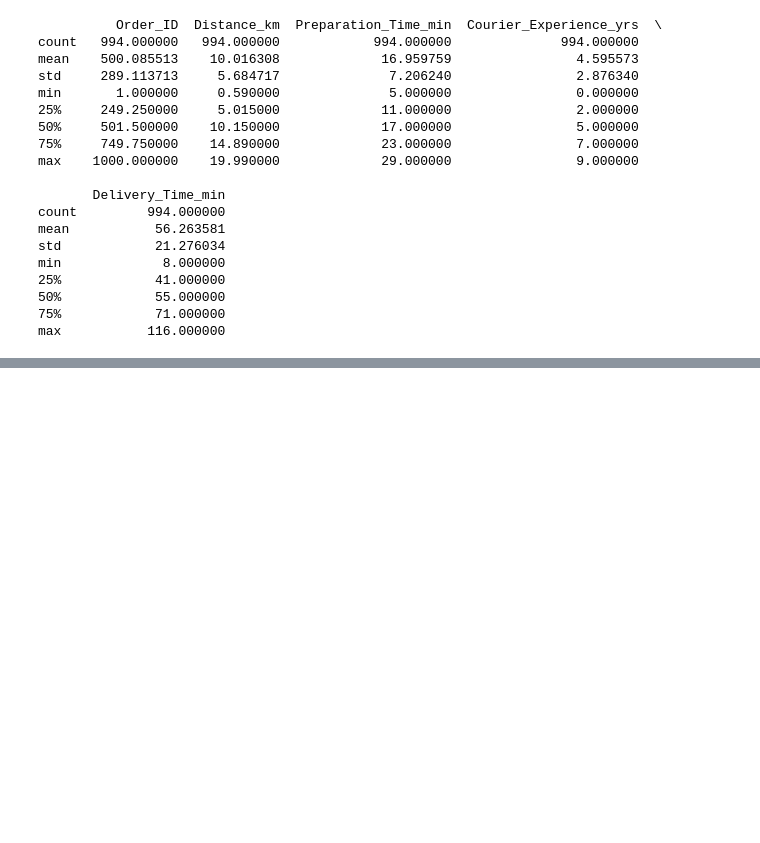
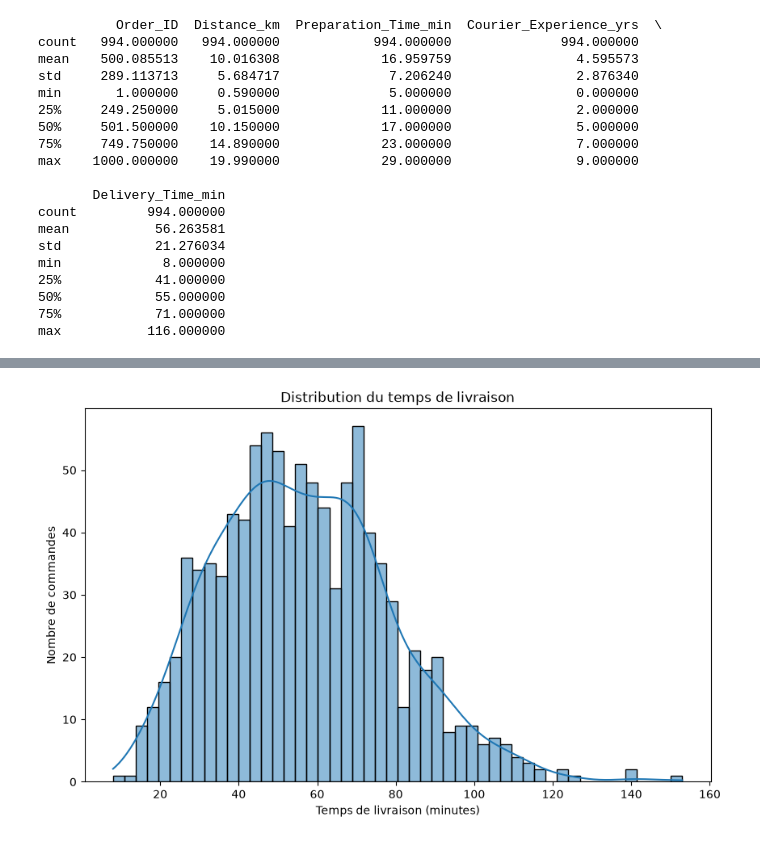
Before and after one commit to lahcen404/DeliveryETA, a Jupyter notebook: notebooks/delivery_eta_analysis.ipynb, the cells around one changed output, grey strips where cells are left out. Drawn from its saved outputs; the diff is of its cells as text; code cells hidden in the pictures; blank space fills up the shorter version.

```diff
--- a/notebooks/delivery_eta_analysis.ipynb
+++ b/notebooks/delivery_eta_analysis.ipynb
@@ -39,7 +60,7 @@ import seaborn as sns
 
 Nous chargeons le fichier CSV contenant les données de livraison à l'aide de Pandas.
 # %%
-df = pd.read_csv("../data/delivery_dataset.csv")
+df = pd.read_csv("../data/dataset_food_delivery.csv")
 # %% [markdown]
 ## 3. Compréhension initiale des données
 
@@ -135,14 +172,8 @@ Name: count, dtype: int64
 Cleaning Data
 # %%
 clean_df = df.copy()
-print(clean_df.isnull().sum())
-clean_df["Weather"] = clean_df["Weather"].fillna(clean_df["Weather"].mode()[0])
+print(clean_df.duplicated().sum())
+print(clean_df["ID"].duplicated().sum())
 
-clean_df["Traffic_Level"] = clean_df["Traffic_Level"].fillna(clean_df["Traffic_Level"].mode()[0])
-clean_df["Vehicle_Type"] = clean_df["Vehicle_Type"].fillna(clean_df["Vehicle_Type"].mode()[0])
-clean_df["Time_of_Day"] = clean_df["Time_of_Day"].fillna(clean_df["Time_of_Day"].mode()[0])
-clean_df["Courier_Experience_yrs"] = clean_df["Courier_Experience_yrs"].fillna(clean_df["Courier_Experience_yrs"].median())
-
-print(clean_df.isnull().sum())
 #print(clean_df["Traffic_Level"].value_counts())
 # %% [output]
@@ -281,0 +458,16 @@ max           116.000000
+# %%
+plt.figure(figsize=(10, 6))
+
+sns.histplot(
+    clean_df["Delivery_Time_min"],
+    bins=50,
+    kde=True
+)
+
+plt.title("Distribution du temps de livraison")
+plt.xlabel("Temps de livraison (minutes)")
+plt.ylabel("Nombre de commandes")
+
+plt.show()
+# %% [output]
+[figure, added]
```
Also changed, not shown: parts of 32 cells of this notebook, 2 other files.
